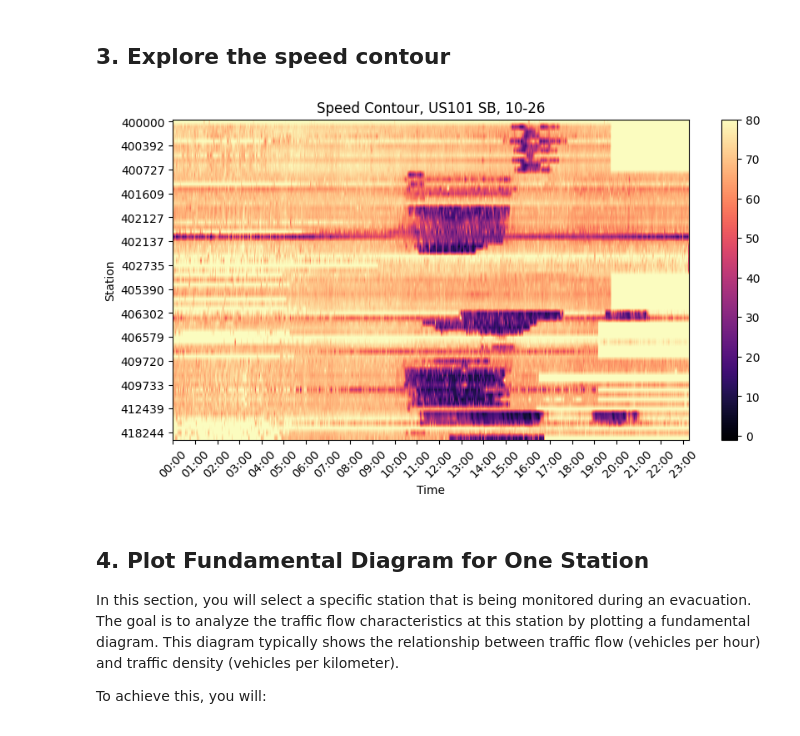
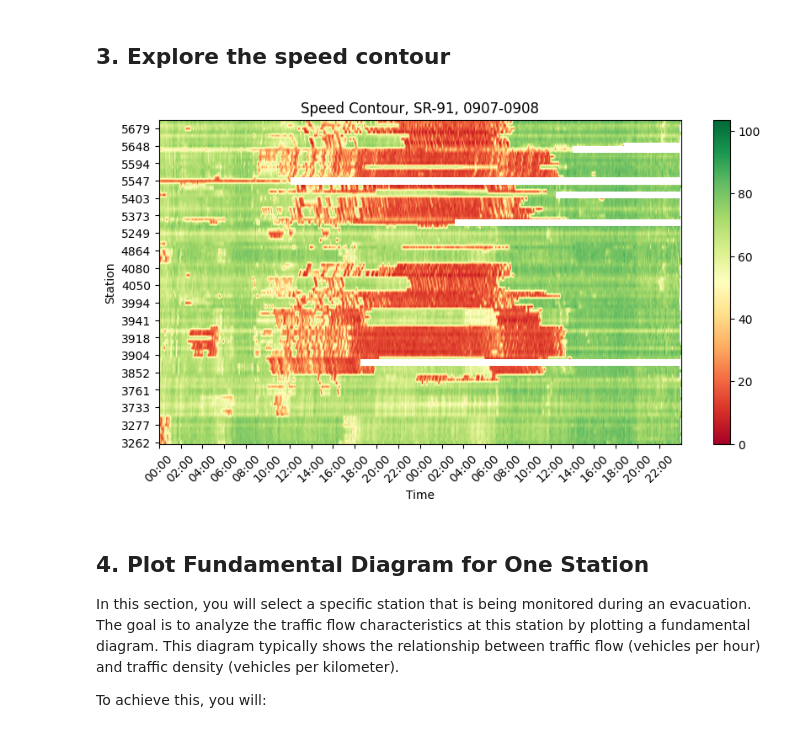
Before and after one commit to jingxuehan0707/ce593, a Jupyter notebook: project_task_03.ipynb, the cells around one changed output. Drawn from its saved outputs; the diff is of its cells as text; code cells hidden in the pictures.

```diff
--- a/project_task_03.ipynb
+++ b/project_task_03.ipynb
@@ -63,9 +63,9 @@ speed_contour_0907_0908 = pd.read_csv(speed_contour_0907_0908_path)
 density_contour_0907_0908 = pd.read_csv(density_contour_0907_0908_path)
 
 # Speed Contour for analysis
-DATE_FOR_ANALYSIS = "10-26"
+# DATE_FOR_ANALYSIS = "10-26"
 # DATE_FOR_ANALYSIS = "10-19"
-# DATE_FOR_ANALYSIS = "0907-0908"
+DATE_FOR_ANALYSIS = "0907-0908"
 # DATE_FOR_ANALYSIS = "0831-0901"
 if DATE_FOR_ANALYSIS == "10-19":
     speed_contour = speed_contour_10_19
@@ -93,9 +93,9 @@ elif DATE_FOR_ANALYSIS == "0907-0908":
 # Set date as DateTimeIndex
 speed_contour['date'] = pd.to_datetime(speed_contour['date'])
 speed_contour.set_index('date', inplace=True)
-# Replace any value greater than 80 with 80
-speed_contour = speed_contour.applymap(lambda x: 80 if x > 80 else x)
-speed_contour.fillna(-1, inplace=True)
+# Replace any value greater than 80 with NaN
+# speed_contour = speed_contour.applymap(lambda x: np.nan if x > 80 else x)
+# speed_contour.fillna(-1, inplace=True)
 # %%
 # Set the jammed speed threshold
 SPEED_JAMMED = 50
@@ -111,39 +111,39 @@ plt.figure(figsize=(10, 5))
 
 # Determine the time range and labels based on the date for analysis
 if DATE_FOR_ANALYSIS in ["10-19", "10-26"]:  # 24 hours for US101SB
-    plt.imshow(speed_contour_jammed.T, aspect='auto', cmap='magma', origin='upper', interpolation='bilinear')
+    plt.imshow(speed_contour_jammed.T, aspect='auto', cmap='RdYlGn', origin='upper', interpolation='bilinear')
     hourly_labels = pd.date_range(start='00:00:00', end='23:59:00', freq='H')
     xticks = np.arange(0, len(dates), 120)
     title = f'Speed Contour, US101 SB, {DATE_FOR_ANALYSIS}'
     # Set x-axis labels
     plt.xticks(ticks=xticks, labels=hourly_labels.strftime('%H:%M'), rotation=45)
 elif DATE_FOR_ANALYSIS in ["0907-0908"]:  # 48 hours for SR_91_Bottleneck_B_150-200
-    plt.imshow(speed_contour_jammed.T, aspect='auto', cmap='magma', origin='lower', interpolation='bilinear')
+    plt.imshow(speed_contour_jammed.T, aspect='auto', cmap='RdYlGn', origin='lower', interpolation='bilinear')
     hourly_labels = pd.date_range(start='2017-09-07 00:00:00', end='2017-09-08 23:59:00', freq='2H')
     xticks = np.arange(0, len(dates) - 1, 120)
     title = f'Speed Contour, SR-91, {DATE_FOR_ANALYSIS}'
     # Set x-axis labels
     plt.xticks(ticks=xticks, labels=hourly_labels.strftime('%H:%M'), rotation=45)
 elif DATE_FOR_ANALYSIS in ["0831-0901"]:
-    plt.imshow(speed_contour_jammed.T, aspect='auto', cmap='magma', origin='lower', interpolation='bilinear')
+    plt.imshow(speed_contour_jammed.T, aspect='auto', cmap='RdYlGn', origin='lower', interpolation='bilinear')
     title = f'Speed Contour, SR-91, {DATE_FOR_ANALYSIS}'
     xticks = np.arange(0, len(dates), 60)
     hourly_labels = [dates.strftime('%H:%M')[i] for i in xticks]
     plt.xticks(ticks=xticks, labels=hourly_labels, rotation=45)
 
 # Set y-axis labels
 plt.yticks(ticks=np.arange(0, len(stations), 5), labels=stations[::5])
 
 # Show color map
 plt.colorbar()
 
 # Set title and labels
 plt.title(title)
 plt.xlabel('Time')
 plt.ylabel('Station')
 plt.show()
 # %% [output]
-[figure, old version]
+[figure, new version]
 # %% [markdown]
 ## 4. Plot Fundamental Diagram for One Station
 
```
Also changed, not shown: parts of 6 cells of this notebook, 17 other files.
